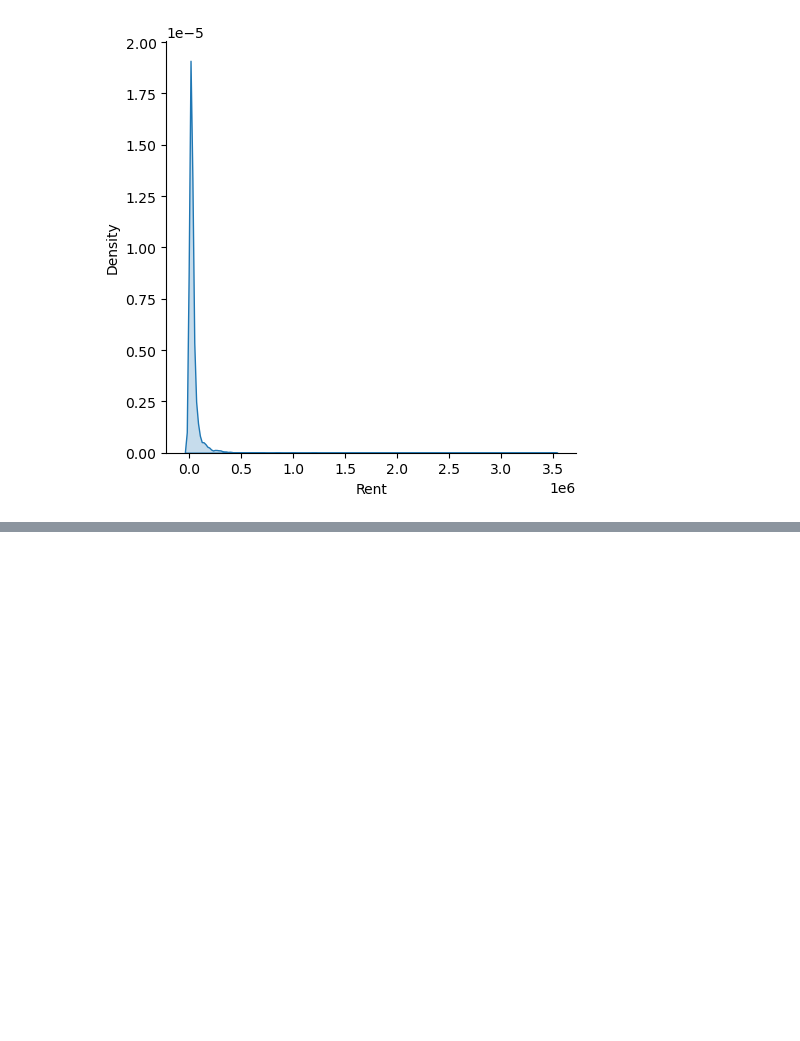
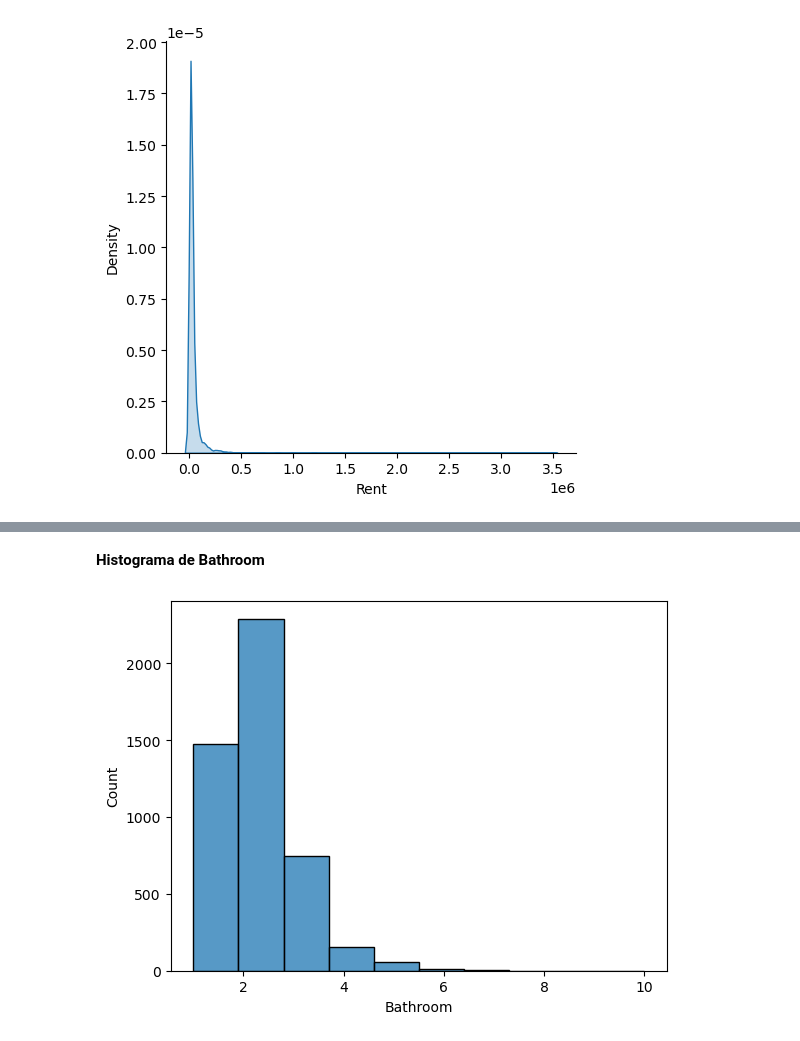
Before and after one commit to jbernalg/Learning_Data, a Jupyter notebook: Course_ML2/Semana_08/JeinffersonBernal_reto7_ML2.ipynb, the cells around one changed output, grey strips where cells are left out. Cells and saved outputs as stored; diff of their text form; code cells hidden in the pictures; blank space fills up the shorter version.

```diff
--- a/Course_ML2/Semana_08/JeinffersonBernal_reto7_ML2.ipynb
+++ b/Course_ML2/Semana_08/JeinffersonBernal_reto7_ML2.ipynb
@@ -123,0 +128,6 @@ ____
+# %% [markdown]
+__Histograma de Bathroom__
+# %%
+sns.histplot(df, x='Bathroom', bins=10);
+# %% [output]
+[figure, added]
```
Also changed, not shown: parts of 2 cells of this notebook.
